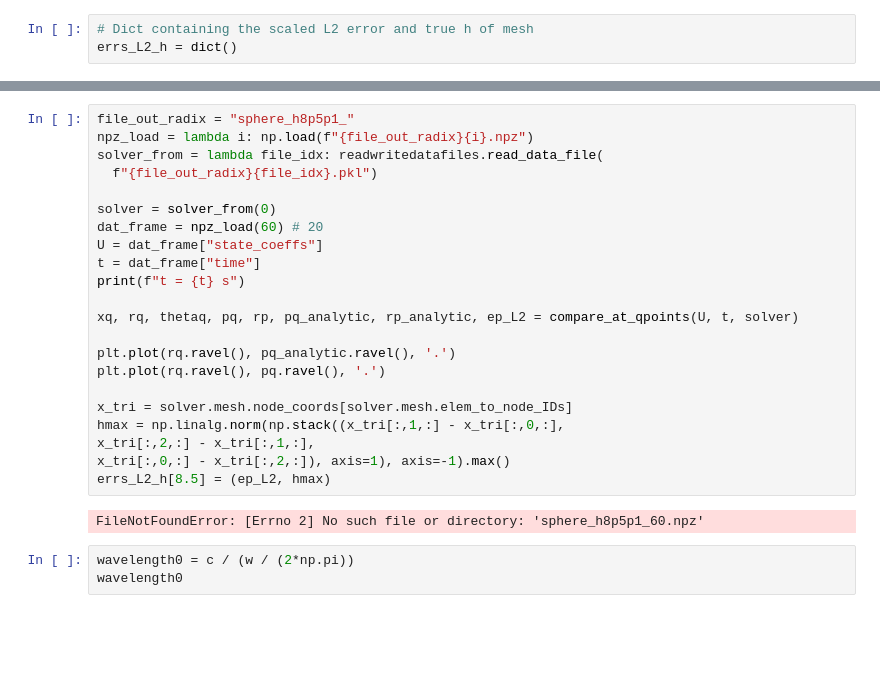
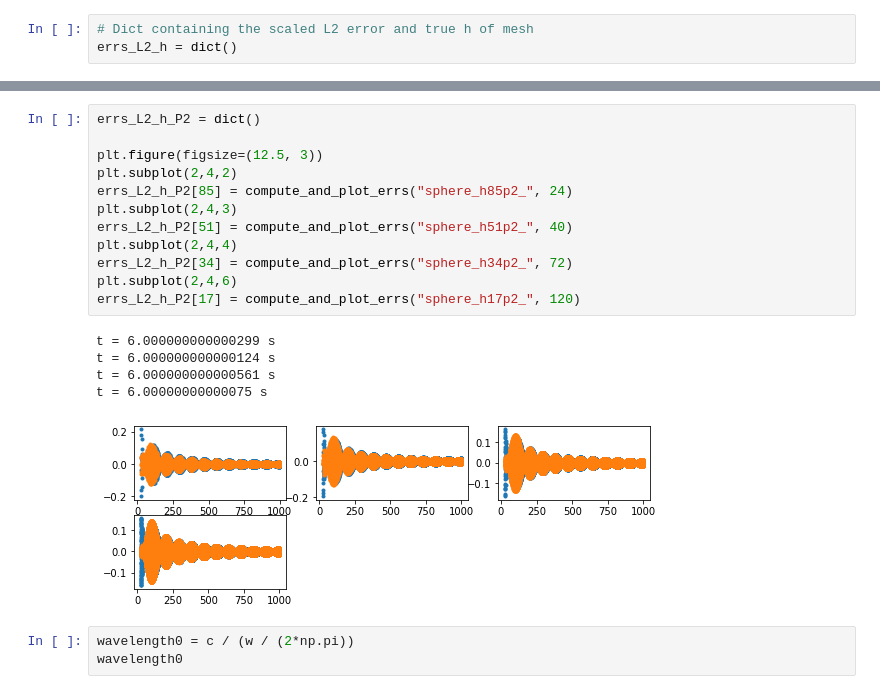
Before and after one commit to fredriclam/quail_volcano, a Jupyter notebook: scenarios/sphere/sphere_analysis.ipynb, the cells around one changed output, grey strips where cells are left out. Drawn from its saved outputs; the diff is of its cells as text; blank space fills up the shorter version.

```diff
--- a/scenarios/sphere/sphere_analysis.ipynb
+++ b/scenarios/sphere/sphere_analysis.ipynb
@@ -812,27 +745,21 @@ t = 5.999999999999965 s
-# %%
-file_out_radix = "sphere_h8p5p1_"
-npz_load = lambda i: np.load(f"{file_out_radix}{i}.npz")
-solver_from = lambda file_idx: readwritedatafiles.read_data_file(
-  f"{file_out_radix}{file_idx}.pkl")
-
-solver = solver_from(0)
-dat_frame = npz_load(60) # 20
-U = dat_frame["state_coeffs"]
-t = dat_frame["time"]
-print(f"t = {t} s")
-
-xq, rq, thetaq, pq, rp, pq_analytic, rp_analytic, ep_L2 = compare_at_qpoints(U, t, solver)
-
-plt.plot(rq.ravel(), pq_analytic.ravel(), '.')
-plt.plot(rq.ravel(), pq.ravel(), '.')
-
-x_tri = solver.mesh.node_coords[solver.mesh.elem_to_node_IDs]
-hmax = np.linalg.norm(np.stack((x_tri[:,1,:] - x_tri[:,0,:],
-x_tri[:,2,:] - x_tri[:,1,:],
-x_tri[:,0,:] - x_tri[:,2,:]), axis=1), axis=-1).max()
-errs_L2_h[8.5] = (ep_L2, hmax)
-# %% [output]
-FileNotFoundError: [Errno 2] No such file or directory: 'sphere_h8p5p1_60.npz'
+# %%
+errs_L2_h_P2 = dict()
+
+plt.figure(figsize=(12.5, 3))
+plt.subplot(2,4,2)
+errs_L2_h_P2[85] = compute_and_plot_errs("sphere_h85p2_", 24)
+plt.subplot(2,4,3)
+errs_L2_h_P2[51] = compute_and_plot_errs("sphere_h51p2_", 40)
+plt.subplot(2,4,4)
+errs_L2_h_P2[34] = compute_and_plot_errs("sphere_h34p2_", 72)
+plt.subplot(2,4,6)
+errs_L2_h_P2[17] = compute_and_plot_errs("sphere_h17p2_", 120)
+# %% [output]
+t = 6.000000000000299 s
+t = 6.000000000000124 s
+t = 6.000000000000561 s
+t = 6.00000000000075 s
+[figure, added]
 # %%
 wavelength0 = c / (w / (2*np.pi))
 wavelength0
```
Also changed, not shown: parts of 9 cells of this notebook, 14 other files.
